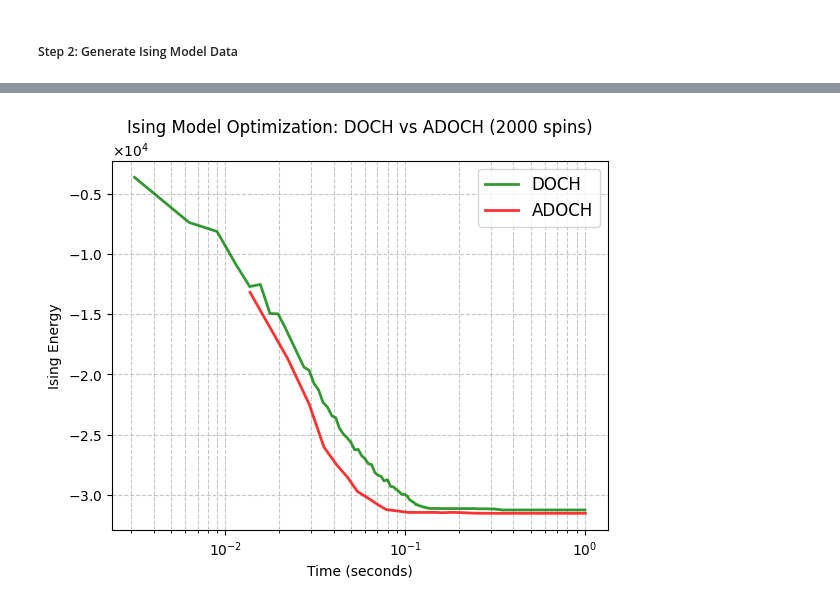
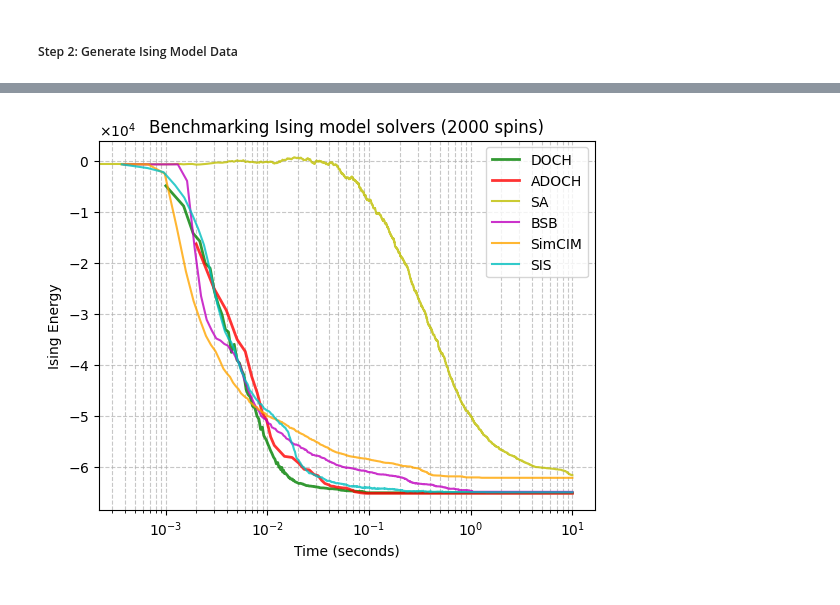
Before and after one commit to Phymath0Masics/Ising_Model_Solvers, a Jupyter notebook: demo_run.ipynb, the cells around one changed output, grey strips where cells are left out. Drawn from its saved outputs; the diff is of its cells as text; code cells hidden in the pictures.

```diff
--- a/demo_run.ipynb
+++ b/demo_run.ipynb
@@ -362,7 +133,7 @@ Solvers initialized successfully!
 print("Tuning DOCH algorithm parameters...")
 
 # Initial eta range for DOCH
-Eta = np.linspace(0.01, 2.01, 10)
+Eta = np.linspace(0.1, 2, 10)
 
 best_energy = 0
 E_DOCH_best = []
@@ -375,8 +146,10 @@ for round_num in range(tune_res):
     for idx, eta in enumerate(Eta):
         # Test this eta value
         E_test, T_test, _ = doch_solver.solve(J_mat, x0, eta, j_mat_2_norm, J_mat_1_norm, max_tune_time)
+        if len(E_test) == 0:
+            continue
 
-        if best_energy > E_test[-1]:  # Lower energy is better
+        if best_energy > E_test[-1] or (round_num == 0 and idx == 0):  # Lower energy is better
             best_energy = E_test[-1]
             eta_DOCH = eta
             best_idx = idx
@@ -384,8 +157,10 @@ for round_num in range(tune_res):
             T_DOCH_best = T_test
 
     # Refine search around best eta
+    if 'best_idx' not in locals():
+        continue
     if best_idx == 0:
-        Eta = np.linspace(Eta[best_idx]/2, Eta[best_idx], 10)
+        Eta = np.linspace(max(Eta[best_idx]/2, 1e-3), Eta[best_idx], 10)
     elif best_idx == len(Eta)-1:
         Eta = np.linspace(Eta[best_idx], Eta[best_idx]*2, 10)
     else:
@@ -441,7 +216,9 @@ for round_num in range(tune_res):
         # Test this eta value
         E_test, T_test, _ = adoch_solver.solve(J_mat, x0, eta, j_mat_2_norm, J_mat_1_norm, max_tune_time)
 
-        if best_energy > E_test[-1]:  # Lower energy is better
+        if len(E_test) == 0:
+            continue
+        if best_energy > E_test[-1] or (round_num == 0 and idx == 0):  # Lower energy is better
             best_energy = E_test[-1]
             eta_ADOCH = eta
             best_idx = idx
@@ -449,8 +226,10 @@ for round_num in range(tune_res):
             T_ADOCH_best = T_test
 
     # Refine search around best eta
+    if 'best_idx' not in locals():
+        continue
     if best_idx == 0:
-        Eta = np.linspace(Eta[best_idx]/2, Eta[best_idx], 10)
+        Eta = np.linspace(max(Eta[best_idx]/2, 1e-3), Eta[best_idx], 10)
     elif best_idx == len(Eta)-1:
         Eta = np.linspace(Eta[best_idx], Eta[best_idx]*2, 10)
     else:
@@ -522,40 +531,90 @@ Convergence Analysis:
 # %%
 # Main convergence plot
 plt.figure()
 plt.plot(T_DOCH, E_DOCH, label='DOCH', color='green', linewidth=2, alpha=0.8)
 plt.plot(T_ADOCH, E_ADOCH, label='ADOCH', color='red', linewidth=2, alpha=0.8)
+if 'T_SA' in globals():
+    plt.plot(T_SA, E_SA, label='SA', color='y', linewidth=1.5, alpha=0.8)
+if 'T_BSB' in globals():
+    plt.plot(T_BSB, E_BSB, label='BSB', color='m', linewidth=1.5, alpha=0.8)
+if 'T_CIM' in globals():
+    plt.plot(T_CIM, E_CIM, label='SimCIM', color='orange', linewidth=1.5, alpha=0.8)
+if 'T_SIS' in globals():
+    plt.plot(T_SIS, E_SIS, label='SIS', color='c', linewidth=1.5, alpha=0.8)
 
 plt.xscale('log')
 plt.grid(True, which="both", ls="--", alpha=0.7)
 plt.xlabel('Time (seconds)')
 plt.ylabel('Ising Energy')
-plt.title(f'Ising Model Optimization: DOCH vs ADOCH ({n} spins)')
-plt.legend(fontsize=12)
+plt.title(f'Benchmarking Ising model solvers ({n} spins)')
+plt.legend(fontsize=10)
 
 # Format y-axis for scientific notation
 formatter = ScalarFormatter(useMathText=True)
 formatter.set_scientific(True)
 formatter.set_powerlimits((0, 0))
 plt.gca().yaxis.set_major_formatter(formatter)
 
 # Zoomed view of the final convergence
 plt.figure()
 # Show last 50% of the convergence
-doch_start = len(T_DOCH) // 2
-adoch_start = len(T_ADOCH) // 2
-
-plt.plot(T_DOCH[doch_start:], E_DOCH[doch_start:], label='DOCH (final convergence)',
-         color='green', linewidth=2, alpha=0.8)
-plt.plot(T_ADOCH[adoch_start:], E_ADOCH[adoch_start:], label='ADOCH (final convergence)',
-         color='red', linewidth=2, alpha=0.8)
+if len(T_DOCH) > 1:
+    doch_start = len(T_DOCH) // 2
+    plt.plot(T_DOCH[doch_start:], E_DOCH[doch_start:], label='DOCH (final)', color='green', linewidth=2, alpha=0.8)
+if len(T_ADOCH) > 1:
+    adoch_start = len(T_ADOCH) // 2
+    plt.plot(T_ADOCH[adoch_start:], E_ADOCH[adoch_start:], label='ADOCH (final)', color='red', linewidth=2, alpha=0.8)
+if 'T_SA' in globals() and len(T_SA) > 1:
+    sa_start = len(T_SA) // 2
+    plt.plot(T_SA[sa_start:], E_SA[sa_start:], label='SA (final)', color='y', linewidth=1.5, alpha=0.8)
+if 'T_BSB' in globals() and len(T_BSB) > 1:
+    bsb_start = len(T_BSB) // 2
+    plt.plot(T_BSB[bsb_start:], E_BSB[bsb_start:], label='BSB (final)', color='m', linewidth=1.5, alpha=0.8)
+if 'T_CIM' in globals() and len(T_CIM) > 1:
+    cim_start = len(T_CIM) // 2
+    plt.plot(T_CIM[cim_start:], E_CIM[cim_start:], label='SimCIM (final)', color='orange', linewidth=1.5, alpha=0.8)
+if 'T_SIS' in globals() and len(T_SIS) > 1:
+    sis_start = len(T_SIS) // 2
+    plt.plot(T_SIS[sis_start:], E_SIS[sis_start:], label='SIS (final)', color='c', linewidth=1.5, alpha=0.8)
 
 plt.grid(True, alpha=0.7)
 plt.xlabel('Time (seconds)')
 plt.ylabel('Ising Energy')
 plt.title('Final Convergence Behavior (Zoomed View)', fontsize=12)
 plt.legend()
 
+
+# iterations and final energy plot
+fig, ax1 = plt.subplots()
+
+color_map = {'DOCH': 'green', 'ADOCH': 'red', 'SA': 'y', 'BSB': 'm', 'SimCIM': 'orange', 'SIS': 'c'}
+colors = [color_map.get(lbl, 'tab:blue') for lbl in labels]
+x = np.arange(len(labels))
+
+# Plot iterations on primary y-axis
+bars1 = ax1.bar(x, iters, color=colors, alpha=0.85)
+ax1.set_ylabel('Iterations')
+ax1.set_xticks(x)
+ax1.set_xticklabels(labels)
+ax1.set_title('Algorithm Comparison: Iterations and Final Energy')
+ax1.grid(axis='y', linestyle='--', alpha=0.6)
+
+# for b in bars1:
+#     ax1.text(b.get_x() + b.get_width()/2, b.get_height(), f'{int(b.get_height())}',
+#              ha='center', va='bottom', fontsize=8)
+
+# Create secondary y-axis for final energy
+ax2 = ax1.twinx()
+bars2 = ax2.plot(x, energies, color='black', marker='o', linestyle='--', label='Final Ising Energy')
+ax2.set_ylabel('Final Ising Energy')
+
+# # Optional: annotate energy values
+# for i, energy in enumerate(energies):
+#     ax2.text(x[i], energy, f'{energy:.2f}', ha='center', va='bottom', fontsize=8, color='black')
+
+
+
 plt.tight_layout()
 plt.show()
 # %% [output]
-[figure, old version]
+[figure, new version]
```
Also changed, not shown: parts of 26 cells of this notebook.
